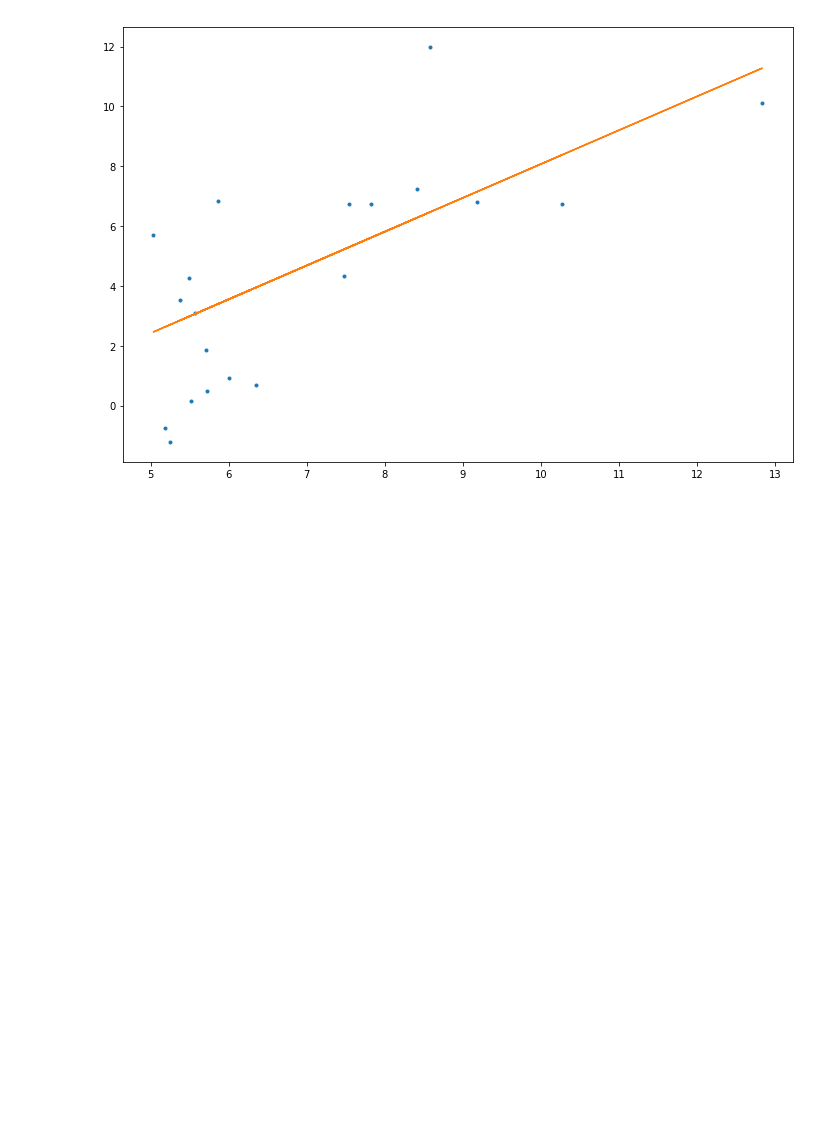
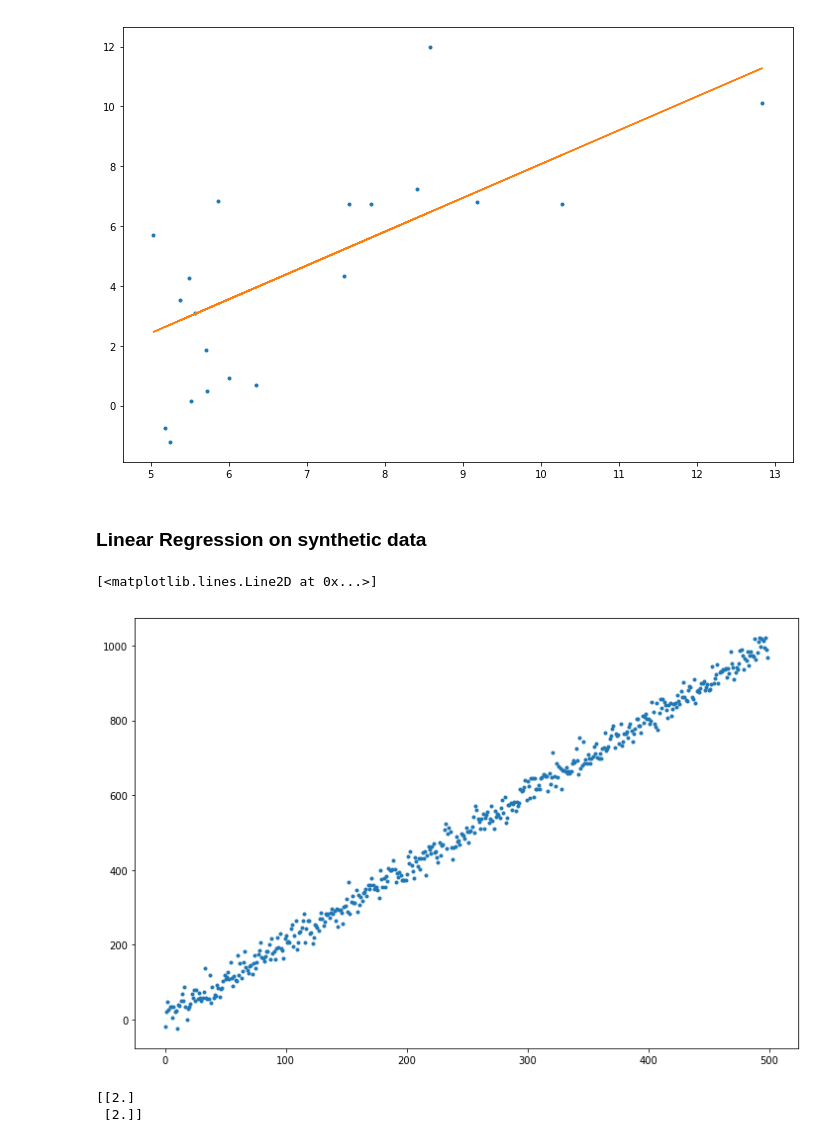
Before and after one commit to usmanhafeez75/scrapy-assignments, a Jupyter notebook: Machine Learning/UnivariateLinearRegression.ipynb, the cells around one changed output. Saved outputs shown, nothing was run; the diff lists cells and outputs as text; code cells hidden in the pictures; blank space fills up the shorter version.

Commit message:
Linear Regression on synthetic data using numpy only with vectorized code

```diff
--- a/Machine Learning/UnivariateLinearRegression.ipynb
+++ b/Machine Learning/UnivariateLinearRegression.ipynb
@@ -158,3 +158,14 @@ plt.plot(x_test, y_test, '.', x_test, np.dot(np.hstack((x_test, np.ones((x_test.
 [<matplotlib.lines.Line2D at 0x...>,
  <matplotlib.lines.Line2D at 0x...>]
 [figure]
+# %% [markdown]
+### Linear Regression on synthetic data
+# %%
+x = np.arange(500).reshape((-1,1))
+y =  2 * x + 5
+y = y + np.random.randn(x.shape[0],1) * 20       # Adding noise to data
+plt.figure(figsize=(12,8))
+plt.plot(x[:,0], y[:,0], '.')
+# %% [output]
+[<matplotlib.lines.Line2D at 0x...>]
+[figure, added]
@@ -160,0 +194,5 @@ plt.plot(x_test, y_test, '.', x_test, np.dot(np.hstack((x_test, np.ones((x_test.
+# %%
+print(W)
+# %% [output]
+[[2.]
+ [2.]]
```
Also changed, not shown: parts of 7 cells of this notebook.
